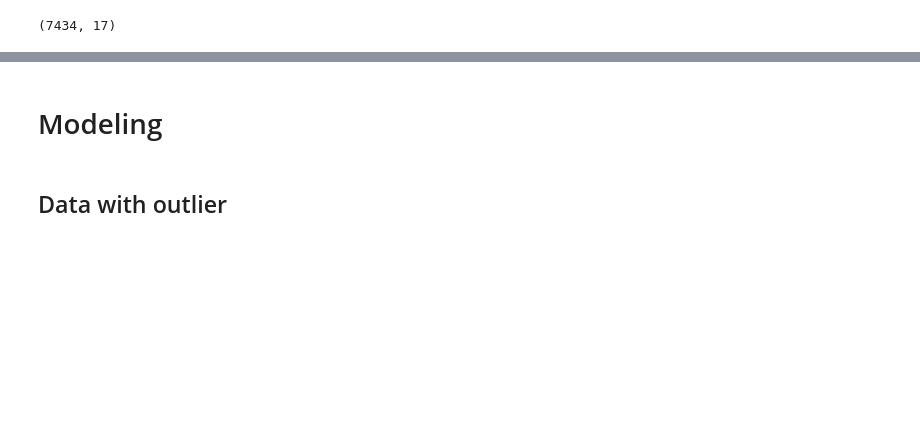
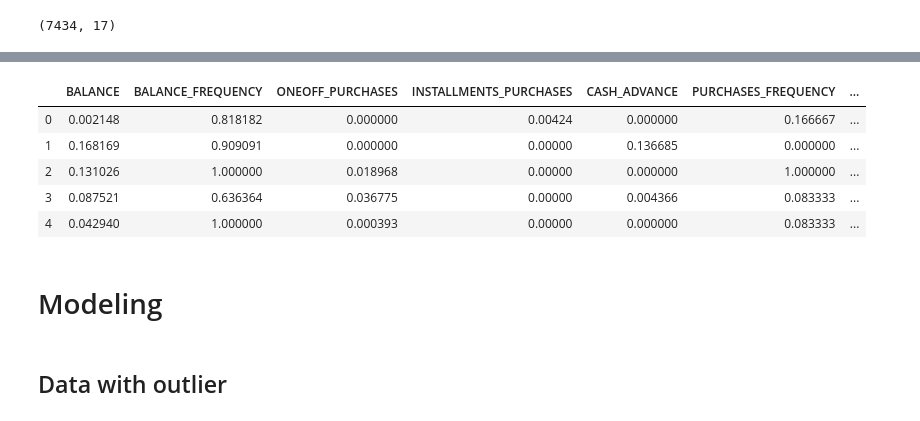
Before and after one commit to HermawanHermawan/credit-card-customer-segmentation, a Jupyter notebook: credit-card-customer-segmentation.ipynb, the cells around one changed output, grey strips where cells are left out. Saved outputs shown, nothing was run; the diff lists cells and outputs as text; code cells hidden in the pictures; blank space fills up the shorter version.

```diff
--- a/credit-card-customer-segmentation.ipynb
+++ b/credit-card-customer-segmentation.ipynb
@@ -175,3 +176,13 @@ df_scaled_minmax_out.shape
+# %%
+df_ready = df_scaled_minmax_out.drop(['PURCHASES'], axis=1)
+df_ready.head()
+# %% [output]
+|  | BALANCE | BALANCE_FREQUENCY | ONEOFF_PURCHASES | INSTALLMENTS_PURCHASES | CASH_ADVANCE | PURCHASES_FREQUENCY | ... |
+| 0 | 0.002148 | 0.818182 | 0.000000 | 0.00424 | 0.000000 | 0.166667 | ... |
+| 1 | 0.168169 | 0.909091 | 0.000000 | 0.00000 | 0.136685 | 0.000000 | ... |
+| 2 | 0.131026 | 1.000000 | 0.018968 | 0.00000 | 0.000000 | 1.000000 | ... |
+| 3 | 0.087521 | 0.636364 | 0.036775 | 0.00000 | 0.004366 | 0.083333 | ... |
+| 4 | 0.042940 | 1.000000 | 0.000393 | 0.00000 | 0.000000 | 0.083333 | ... |
 # %% [markdown]
 # Modeling
 # %% [markdown]
```
Also changed, not shown: parts of 7 cells of this notebook.
